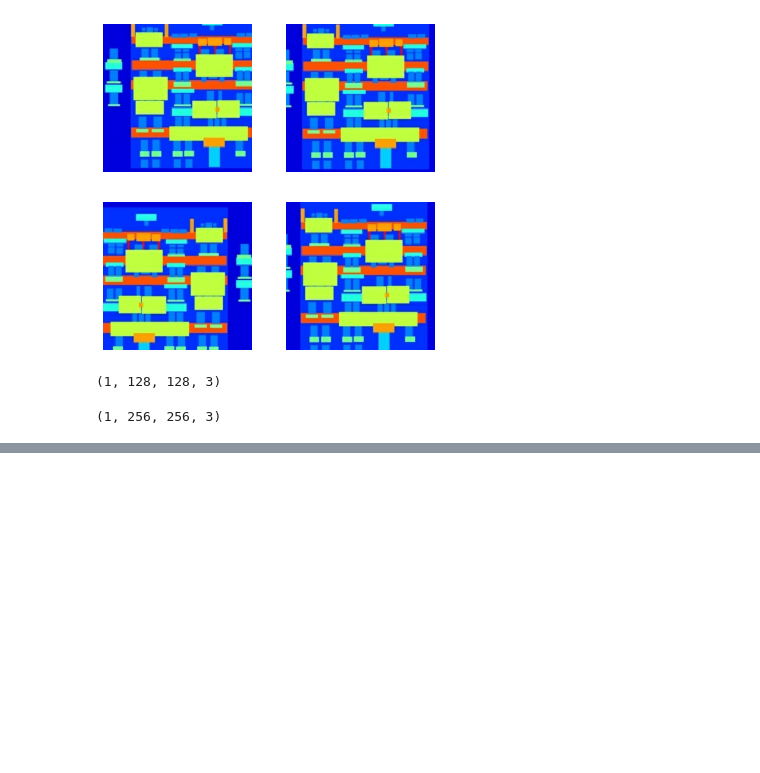
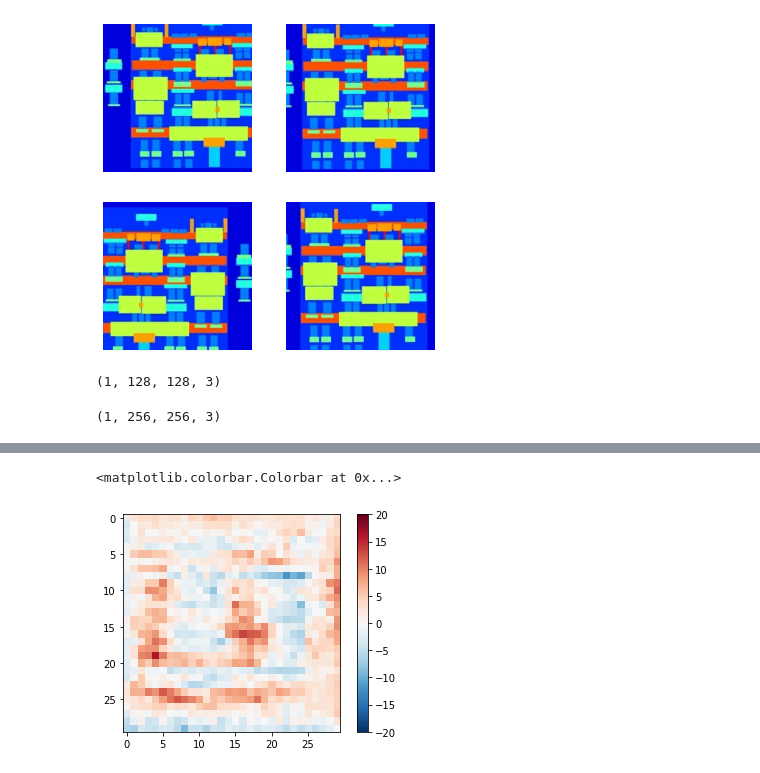
Before and after one commit to manuel-suarez/tensorflow_examples, a Jupyter notebook: pix2pix.ipynb, the cells around one changed output, grey strips where cells are left out. Saved outputs shown, nothing was run; the diff lists cells and outputs as text; code cells hidden in the pictures; blank space fills up the shorter version.

```diff
--- a/pix2pix.ipynb
+++ b/pix2pix.ipynb
@@ -259,0 +319,7 @@ def Generator():
+# %%
+disc_out = discriminator([inp[tf.newaxis, ...], gen_output], training=False)
+plt.imshow(disc_out[0, ..., -1], vmin=-20, vmax=20, cmap='RdBu_r')
+plt.colorbar()
+# %% [output]
+<matplotlib.colorbar.Colorbar at 0x...>
+[figure, added]
```
Also changed, not shown: parts of 7 cells of this notebook.
